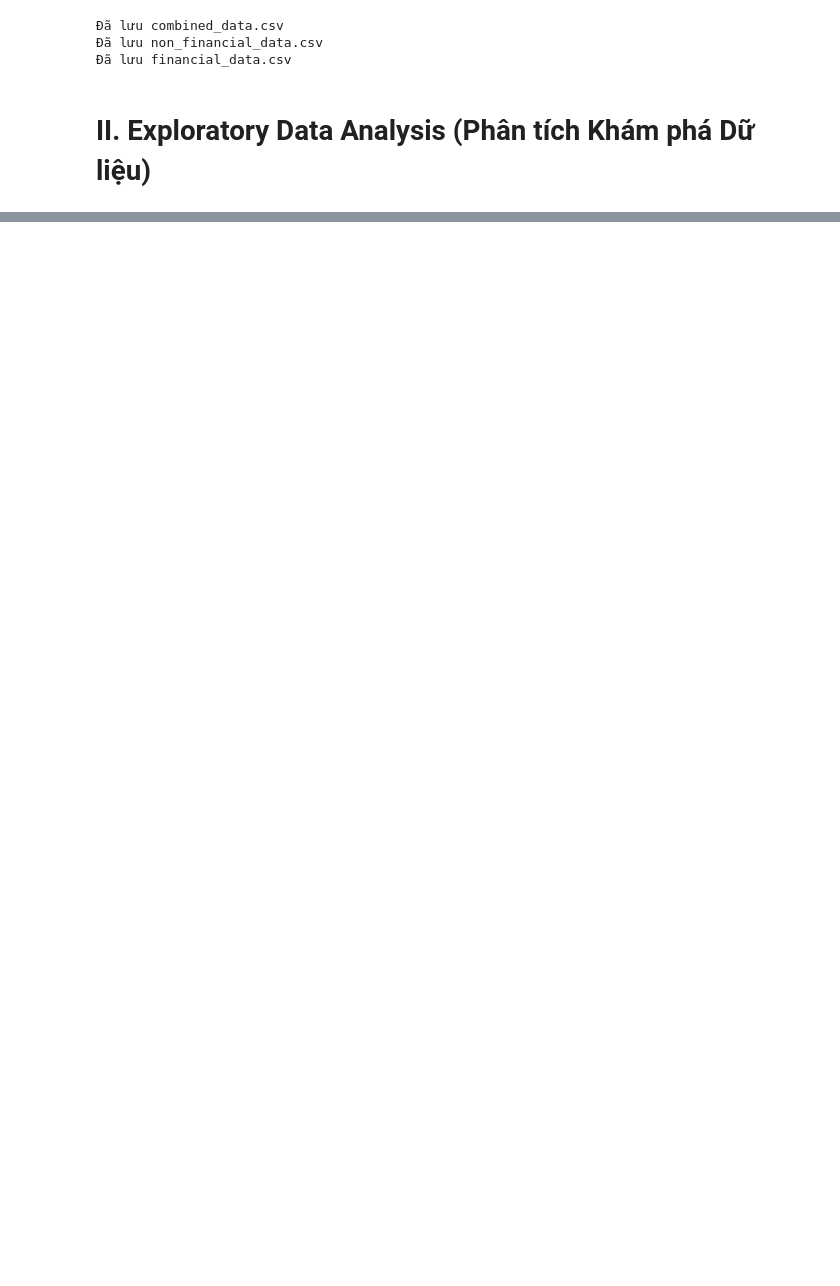
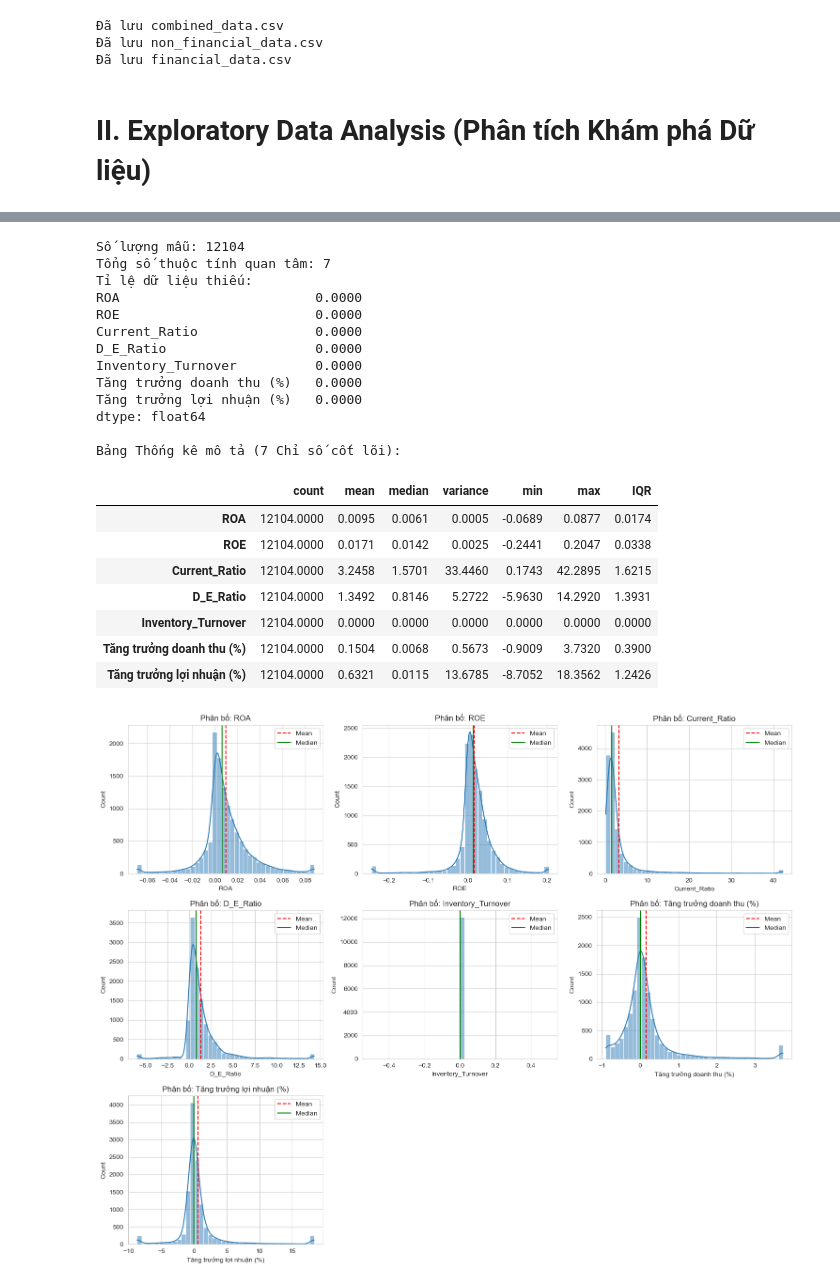
Before and after one commit to KiyoshiKoii/Intelligent-Stock-Advisory-System-for-the-Vietnamese-Market, a Jupyter notebook: src/notebooks/fa_eda.ipynb, the cells around one changed output, grey strips where cells are left out. Drawn from its saved outputs; the diff is of its cells as text; code cells hidden in the pictures; blank space fills up the shorter version.

```diff
--- a/src/notebooks/fa_eda.ipynb
+++ b/src/notebooks/fa_eda.ipynb
@@ -415,0 +450,79 @@ print(f"Đã lưu financial_data.csv")
+# %%
+# 1. XÁC ĐỊNH DANH SÁCH CỘT (5 Sức khỏe + 2 Tăng trưởng)
+growth_cols = ['Tăng trưởng doanh thu (%)', 'Tăng trưởng lợi nhuận (%)']
+base_cols = ['ROA', 'ROE', 'Current_Ratio', 'D_E_Ratio', 'Inventory_Turnover']
+
+cols = base_cols + growth_cols
+
+# 2. XỬ LÝ NHANH CHO CỘT TĂNG TRƯỞNG
+for col in growth_cols:
+    # Thay thế vô cực và NaN
+    df_non_financial_cleaned[col].replace([np.inf, -np.inf], np.nan, inplace=True)
+    df_non_financial_cleaned[col].fillna(0, inplace=True)
+
+    # Winsorize riêng cho Tăng trưởng (Cắt 2% đuôi vì biến động mạnh hơn chỉ số tài chính)
+    # Dùng clip thủ công cho an toàn
+    lower = df_non_financial_cleaned[col].quantile(0.02)
+    upper = df_non_financial_cleaned[col].quantile(0.98)
+    df_non_financial_cleaned[col] = df_non_financial_cleaned[col].clip(lower=lower, upper=upper)
+
+df_target = df_non_financial_cleaned
+
+# --- 3. SỐ LƯỢNG MẪU & TỈ LỆ DỮ LIỆU THIẾU ---
+print(f"Số lượng mẫu: {df_target.shape[0]}")
+print(f"Tổng số thuộc tính quan tâm: {len(cols)}")
+print("Tỉ lệ dữ liệu thiếu:")
+print(df_target[cols].isnull().mean())
+
+# --- 4. CÁC THỐNG KÊ CƠ BẢN ---
+stats = df_target[cols].describe().T
+stats['median'] = df_target[cols].median()
+stats['variance'] = df_target[cols].var()
+stats['IQR'] = stats['75%'] - stats['25%']
+
+print("\nBảng Thống kê mô tả (7 Chỉ số cốt lõi):")
+display(stats[['count', 'mean', 'median', 'variance', 'min', 'max', 'IQR']])
+
+# --- 5. PHÂN BỐ DỮ LIỆU ---
+num_plots = len(cols)
+num_cols = 3
+num_rows = math.ceil(num_plots / num_cols)
+
+fig, axes = plt.subplots(num_rows, num_cols, figsize=(15, 4*num_rows))
+axes = axes.flatten()
+
+for i, col in enumerate(cols):
+    sns.histplot(df_target[col], kde=True, ax=axes[i], bins=40, color='#2c7bb6')
+    axes[i].set_title(f'Phân bố: {col}')
+    axes[i].axvline(df_target[col].mean(), color='red', linestyle='--', label='Mean')
+    axes[i].axvline(df_target[col].median(), color='green', linestyle='-', label='Median')
+    axes[i].legend()
+
+for i in range(num_plots, len(axes)):
+    fig.delaxes(axes[i])
+
+plt.tight_layout()
+plt.show()
+# %% [output]
+Số lượng mẫu: 12104
+Tổng số thuộc tính quan tâm: 7
+Tỉ lệ dữ liệu thiếu:
+ROA                         0.0000
+ROE                         0.0000
+Current_Ratio               0.0000
+D_E_Ratio                   0.0000
+Inventory_Turnover          0.0000
+Tăng trưởng doanh thu (%)   0.0000
+Tăng trưởng lợi nhuận (%)   0.0000
+dtype: float64
+
+Bảng Thống kê mô tả (7 Chỉ số cốt lõi):
+|  | count | mean | median | variance | min | max | IQR |
+| ROA | 12104.0000 | 0.0095 | 0.0061 | 0.0005 | -0.0689 | 0.0877 | 0.0174 |
+| ROE | 12104.0000 | 0.0171 | 0.0142 | 0.0025 | -0.2441 | 0.2047 | 0.0338 |
+| Current_Ratio | 12104.0000 | 3.2458 | 1.5701 | 33.4460 | 0.1743 | 42.2895 | 1.6215 |
+| D_E_Ratio | 12104.0000 | 1.3492 | 0.8146 | 5.2722 | -5.9630 | 14.2920 | 1.3931 |
+| Inventory_Turnover | 12104.0000 | 0.0000 | 0.0000 | 0.0000 | 0.0000 | 0.0000 | 0.0000 |
+| Tăng trưởng doanh thu (%) | 12104.0000 | 0.1504 | 0.0068 | 0.5673 | -0.9009 | 3.7320 | 0.3900 |
+| Tăng trưởng lợi nhuận (%) | 12104.0000 | 0.6321 | 0.0115 | 13.6785 | -8.7052 | 18.3562 | 1.2426 |
+[figure, added]
```
Also changed, not shown: parts of 23 cells of this notebook, 2 other files.
